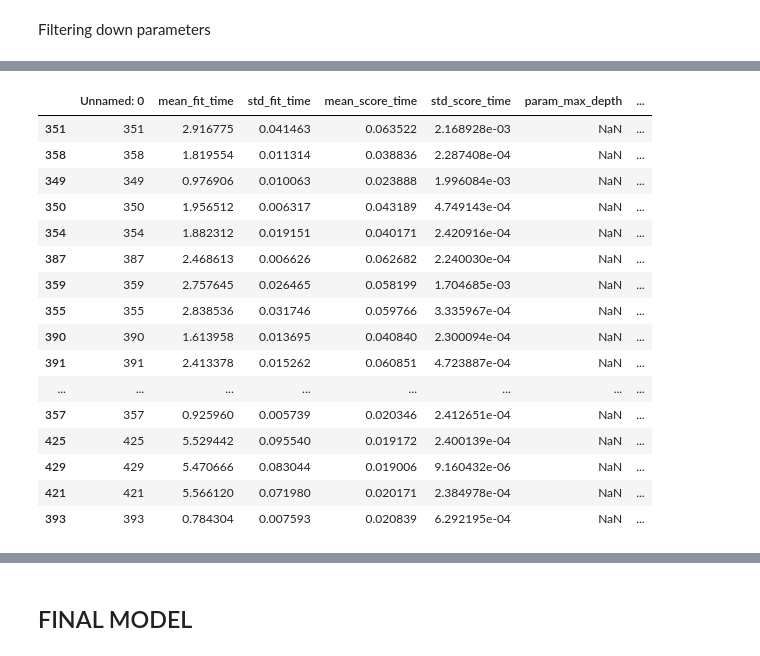
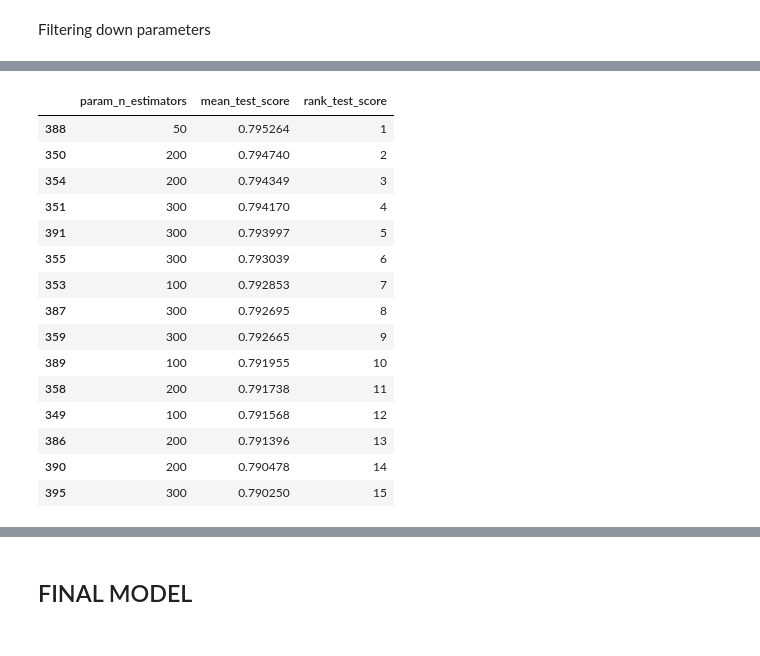
Before and after one commit to alberto-lorente/Make_Believe_v2, a Jupyter notebook: 2. Model building.ipynb, the cells around one changed output, grey strips where cells are left out. Cells and saved outputs as stored; diff of their text form; code cells hidden in the pictures.

```diff
--- a/2. Model building.ipynb
+++ b/2. Model building.ipynb
@@ -425,21 +399,20 @@ models_over_threshold.pivot_table("mean_test_score", "param_n_estimators")
 # %%
-models_over_threshold.sort_values(by="mean_test_score", ascending=False)
+models_over_threshold[["param_n_estimators", "mean_test_score", "rank_test_score"]].sort_values(by="mean_test_score", ascending=False)
 # %% [output]
-|  | Unnamed: 0 | mean_fit_time | std_fit_time | mean_score_time | std_score_time | param_max_depth | ... |
-| 351 | 351 | 2.916775 | 0.041463 | 0.063522 | 2.168928e-03 | NaN | ... |
-| 358 | 358 | 1.819554 | 0.011314 | 0.038836 | 2.287408e-04 | NaN | ... |
-| 349 | 349 | 0.976906 | 0.010063 | 0.023888 | 1.996084e-03 | NaN | ... |
-| 350 | 350 | 1.956512 | 0.006317 | 0.043189 | 4.749143e-04 | NaN | ... |
-| 354 | 354 | 1.882312 | 0.019151 | 0.040171 | 2.420916e-04 | NaN | ... |
-| 387 | 387 | 2.468613 | 0.006626 | 0.062682 | 2.240030e-04 | NaN | ... |
-| 359 | 359 | 2.757645 | 0.026465 | 0.058199 | 1.704685e-03 | NaN | ... |
-| 355 | 355 | 2.838536 | 0.031746 | 0.059766 | 3.335967e-04 | NaN | ... |
-| 390 | 390 | 1.613958 | 0.013695 | 0.040840 | 2.300094e-04 | NaN | ... |
-| 391 | 391 | 2.413378 | 0.015262 | 0.060851 | 4.723887e-04 | NaN | ... |
-| ... | ... | ... | ... | ... | ... | ... | ... |
-| 357 | 357 | 0.925960 | 0.005739 | 0.020346 | 2.412651e-04 | NaN | ... |
-| 425 | 425 | 5.529442 | 0.095540 | 0.019172 | 2.400139e-04 | NaN | ... |
-| 429 | 429 | 5.470666 | 0.083044 | 0.019006 | 9.160432e-06 | NaN | ... |
-| 421 | 421 | 5.566120 | 0.071980 | 0.020171 | 2.384978e-04 | NaN | ... |
-| 393 | 393 | 0.784304 | 0.007593 | 0.020839 | 6.292195e-04 | NaN | ... |
+|  | param_n_estimators | mean_test_score | rank_test_score |
+| 388 | 50 | 0.795264 | 1 |
+| 350 | 200 | 0.794740 | 2 |
+| 354 | 200 | 0.794349 | 3 |
+| 351 | 300 | 0.794170 | 4 |
+| 391 | 300 | 0.793997 | 5 |
+| 355 | 300 | 0.793039 | 6 |
+| 353 | 100 | 0.792853 | 7 |
+| 387 | 300 | 0.792695 | 8 |
+| 359 | 300 | 0.792665 | 9 |
+| 389 | 100 | 0.791955 | 10 |
+| 358 | 200 | 0.791738 | 11 |
+| 349 | 100 | 0.791568 | 12 |
+| 386 | 200 | 0.791396 | 13 |
+| 390 | 200 | 0.790478 | 14 |
+| 395 | 300 | 0.790250 | 15 |
 # %%
```
Also changed, not shown: parts of 28 cells of this notebook, 2 other files.
